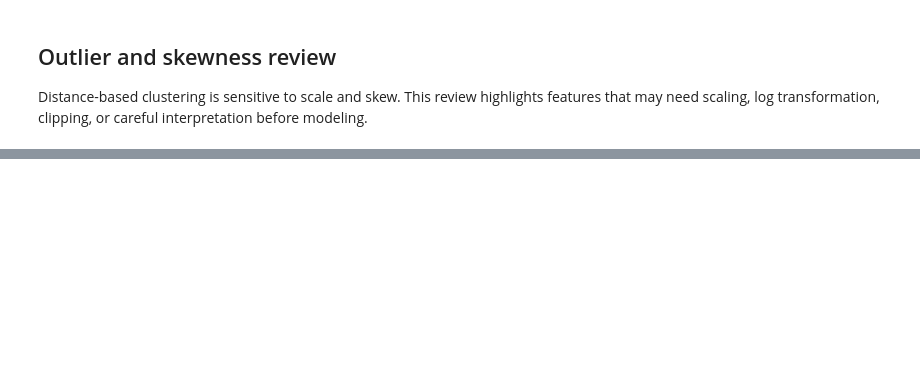
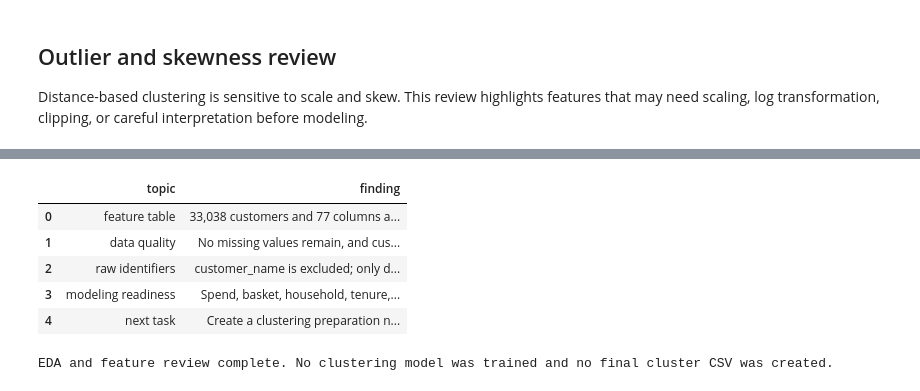
Before and after one commit to pedromariaanf-a11y/ML-II-projeto-final, a Jupyter notebook: notebooks/03_eda_feature_review.ipynb, the cells around one changed output, grey strips where cells are left out. Cells and saved outputs as stored; diff of their text form; code cells hidden in the pictures; blank space fills up the shorter version.

```diff
--- a/notebooks/03_eda_feature_review.ipynb
+++ b/notebooks/03_eda_feature_review.ipynb
@@ -617,14 +592,21 @@ The next task should create a clustering preparation notebook that applies trans
 # %%
 summary = pd.DataFrame(
     [
         {"topic": "feature table", "finding": "33,038 customers and 77 columns after preprocessing and feature engineering."},
-        {"topic": "correlation review", "finding": "Highly correlated pairs were reviewed so redundant features can be handled before clustering."},
-        {"topic": "baseline A", "finding": f"model_features_a_no_basket contains {len(model_features_a_no_basket)} customer_info-derived features and no basket features."},
-        {"topic": "baseline B", "finding": f"model_features_b_with_basket contains {len(model_features_b_with_basket)} features, including the reduced basket set."},
-        {"topic": "profiling", "finding": "Gender, degree, location, typical hour, household flags, and data-quality flags are kept for interpretation/sensitivity first."},
-        {"topic": "next task", "finding": "Create the clustering preparation notebook: transform, scale, then train a first baseline model."},
+        {"topic": "data quality", "finding": "No missing values remain, and customer_id is unique."},
+        {"topic": "raw identifiers", "finding": "customer_name is excluded; only degree prefix flags are kept."},
+        {"topic": "modeling readiness", "finding": "Spend, basket, household, tenure, promotion, loyalty, and degree groups are reasonable candidates to review for modeling."},
+        {"topic": "next task", "finding": "Create a clustering preparation notebook that selects features, applies scaling/transformation, and then trains a first baseline clustering model."},
     ]
 )
 
 display(summary)
-print("EDA feature review refinement complete. No clustering model was trained and no final cluster CSV was created.")
+print("EDA and feature review complete. No clustering model was trained and no final cluster CSV was created.")
+# %% [output]
+|  | topic | finding |
+| 0 | feature table | 33,038 customers and 77 columns a... |
+| 1 | data quality | No missing values remain, and cus... |
+| 2 | raw identifiers | customer_name is excluded; only d... |
+| 3 | modeling readiness | Spend, basket, household, tenure,... |
+| 4 | next task | Create a clustering preparation n... |
+EDA and feature review complete. No clustering model was trained and no final cluster CSV was created.
```
Also changed, not shown: parts of 26 cells of this notebook.
